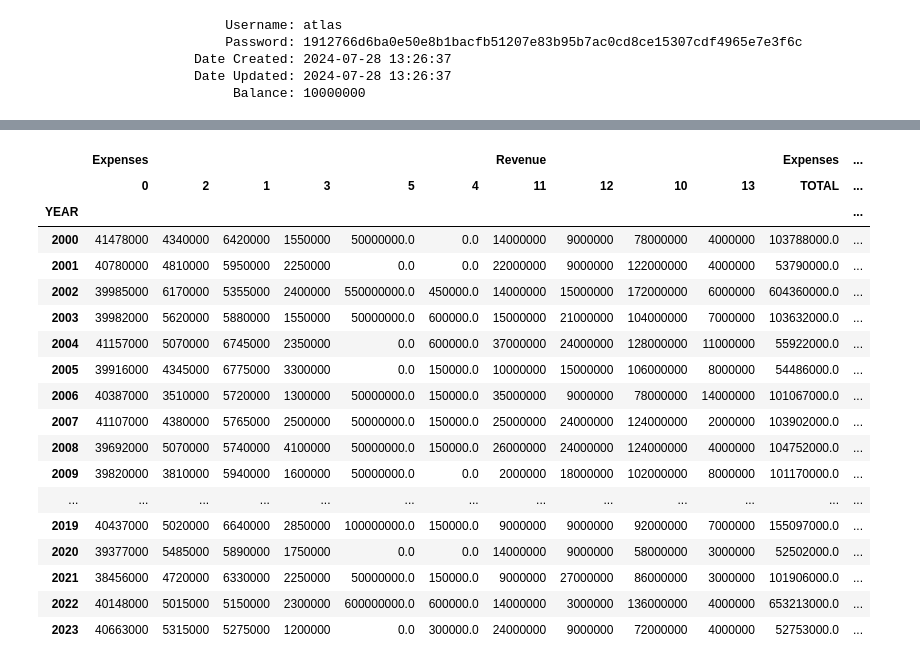
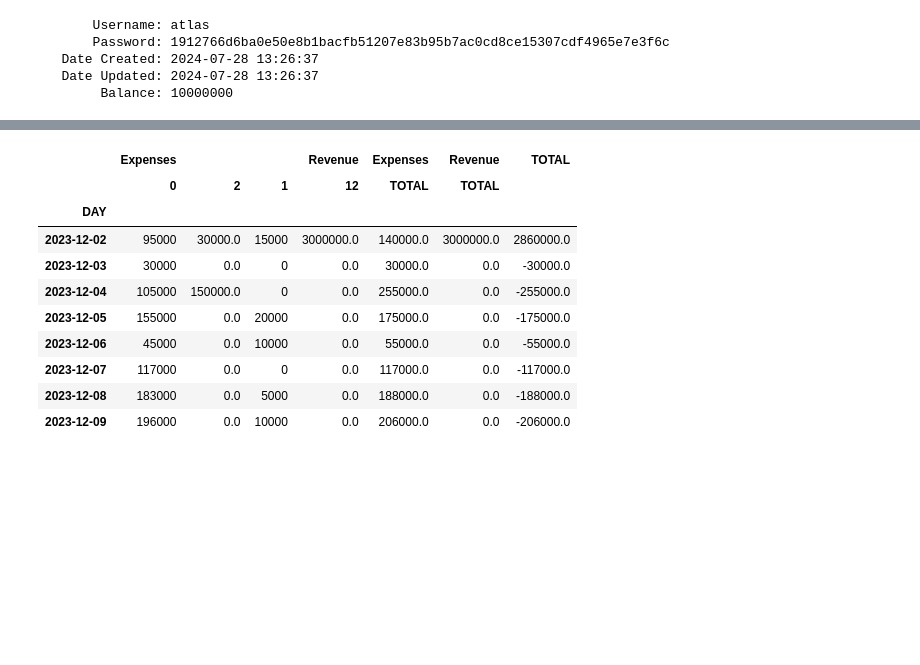
Before and after one commit to AtlasCJr/pfm, a Jupyter notebook: myAnalysis.ipynb, the cells around one changed output, grey strips where cells are left out. Cells and saved outputs as stored; diff of their text form; code cells hidden in the pictures; blank space fills up the shorter version.

```diff
--- a/myAnalysis.ipynb
+++ b/myAnalysis.ipynb
@@ -37,29 +37,21 @@ df
 # %%
-DATA = getTimeCycle(df, "year")
+DATA = getTimeCycle(df, "day", pos=3)
 revenue = DATA[('Revenue', 'TOTAL')]
 expenses = DATA[('Expenses', 'TOTAL')]
 
 DATA
 # %% [output]
-|  | Expenses |  |  |  |  |  | Revenue |  |  |  | Expenses | ... |
-|  | 0 | 2 | 1 | 3 | 5 | 4 | 11 | 12 | 10 | 13 | TOTAL | ... |
-| YEAR |  |  |  |  |  |  |  |  |  |  |  | ... |
-| 2000 | 41478000 | 4340000 | 6420000 | 1550000 | 50000000.0 | 0.0 | 14000000 | 9000000 | 78000000 | 4000000 | 103788000.0 | ... |
-| 2001 | 40780000 | 4810000 | 5950000 | 2250000 | 0.0 | 0.0 | 22000000 | 9000000 | 122000000 | 4000000 | 53790000.0 | ... |
-| 2002 | 39985000 | 6170000 | 5355000 | 2400000 | 550000000.0 | 450000.0 | 14000000 | 15000000 | 172000000 | 6000000 | 604360000.0 | ... |
-| 2003 | 39982000 | 5620000 | 5880000 | 1550000 | 50000000.0 | 600000.0 | 15000000 | 21000000 | 104000000 | 7000000 | 103632000.0 | ... |
-| 2004 | 41157000 | 5070000 | 6745000 | 2350000 | 0.0 | 600000.0 | 37000000 | 24000000 | 128000000 | 11000000 | 55922000.0 | ... |
-| 2005 | 39916000 | 4345000 | 6775000 | 3300000 | 0.0 | 150000.0 | 10000000 | 15000000 | 106000000 | 8000000 | 54486000.0 | ... |
-| 2006 | 40387000 | 3510000 | 5720000 | 1300000 | 50000000.0 | 150000.0 | 35000000 | 9000000 | 78000000 | 14000000 | 101067000.0 | ... |
-| 2007 | 41107000 | 4380000 | 5765000 | 2500000 | 50000000.0 | 150000.0 | 25000000 | 24000000 | 124000000 | 2000000 | 103902000.0 | ... |
-| 2008 | 39692000 | 5070000 | 5740000 | 4100000 | 50000000.0 | 150000.0 | 26000000 | 24000000 | 124000000 | 4000000 | 104752000.0 | ... |
-| 2009 | 39820000 | 3810000 | 5940000 | 1600000 | 50000000.0 | 0.0 | 2000000 | 18000000 | 102000000 | 8000000 | 101170000.0 | ... |
-| ... | ... | ... | ... | ... | ... | ... | ... | ... | ... | ... | ... | ... |
-| 2019 | 40437000 | 5020000 | 6640000 | 2850000 | 100000000.0 | 150000.0 | 9000000 | 9000000 | 92000000 | 7000000 | 155097000.0 | ... |
-| 2020 | 39377000 | 5485000 | 5890000 | 1750000 | 0.0 | 0.0 | 14000000 | 9000000 | 58000000 | 3000000 | 52502000.0 | ... |
-| 2021 | 38456000 | 4720000 | 6330000 | 2250000 | 50000000.0 | 150000.0 | 9000000 | 27000000 | 86000000 | 3000000 | 101906000.0 | ... |
-| 2022 | 40148000 | 5015000 | 5150000 | 2300000 | 600000000.0 | 600000.0 | 14000000 | 3000000 | 136000000 | 4000000 | 653213000.0 | ... |
-| 2023 | 40663000 | 5315000 | 5275000 | 1200000 | 0.0 | 300000.0 | 24000000 | 9000000 | 72000000 | 4000000 | 52753000.0 | ... |
+|  | Expenses |  |  | Revenue | Expenses | Revenue | TOTAL |
+|  | 0 | 2 | 1 | 12 | TOTAL | TOTAL |  |
+| DAY |  |  |  |  |  |  |  |
+| 2023-12-02 | 95000 | 30000.0 | 15000 | 3000000.0 | 140000.0 | 3000000.0 | 2860000.0 |
+| 2023-12-03 | 30000 | 0.0 | 0 | 0.0 | 30000.0 | 0.0 | -30000.0 |
+| 2023-12-04 | 105000 | 150000.0 | 0 | 0.0 | 255000.0 | 0.0 | -255000.0 |
+| 2023-12-05 | 155000 | 0.0 | 20000 | 0.0 | 175000.0 | 0.0 | -175000.0 |
+| 2023-12-06 | 45000 | 0.0 | 10000 | 0.0 | 55000.0 | 0.0 | -55000.0 |
+| 2023-12-07 | 117000 | 0.0 | 0 | 0.0 | 117000.0 | 0.0 | -117000.0 |
+| 2023-12-08 | 183000 | 0.0 | 5000 | 0.0 | 188000.0 | 0.0 | -188000.0 |
+| 2023-12-09 | 196000 | 0.0 | 10000 | 0.0 | 206000.0 | 0.0 | -206000.0 |
 # %%
 DATA['TOTAL'].plot(kind='bar', figsize=(15, 4))
 DATA['TOTAL'].plot(color='red')
```
Also changed, not shown: parts of 4 cells of this notebook, 10 other files.
